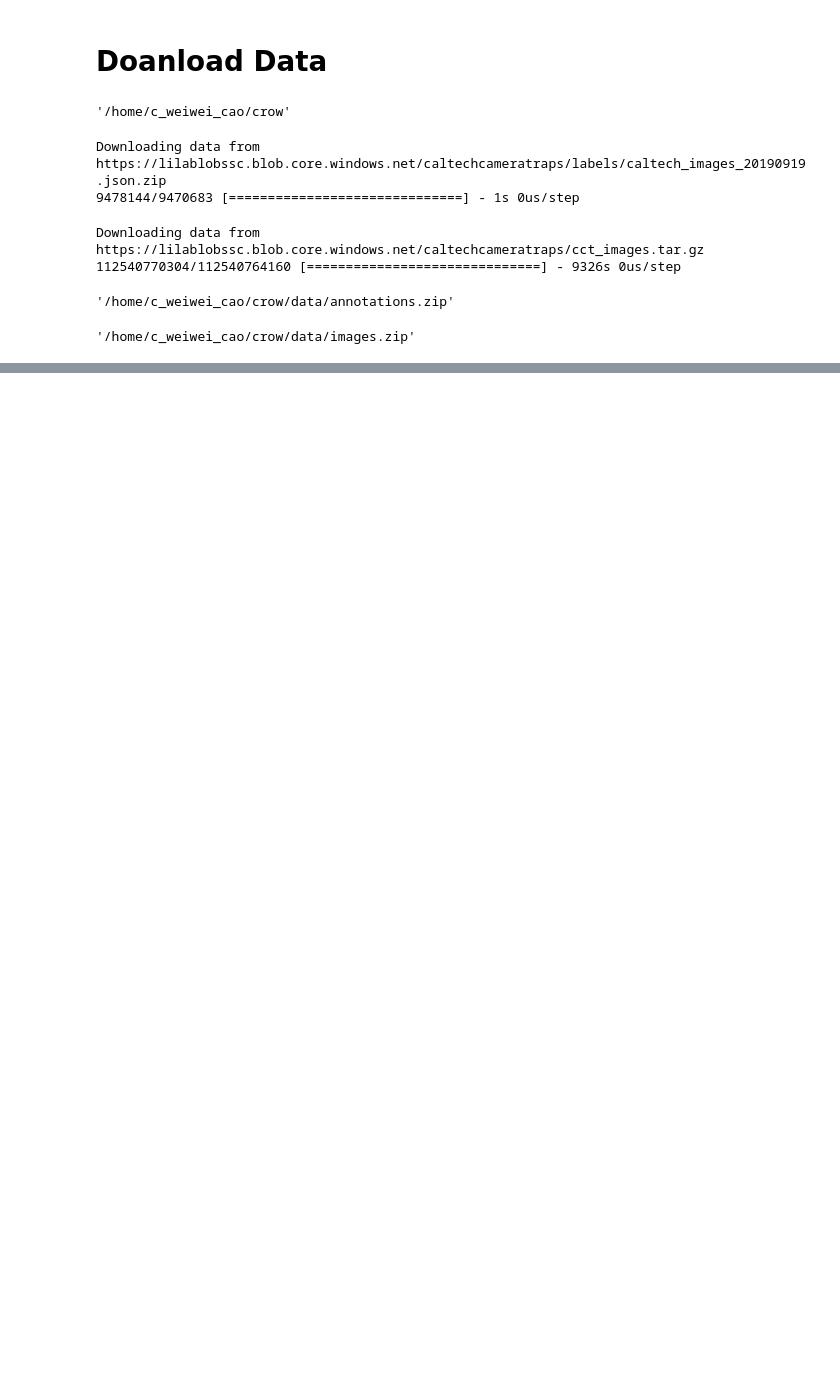
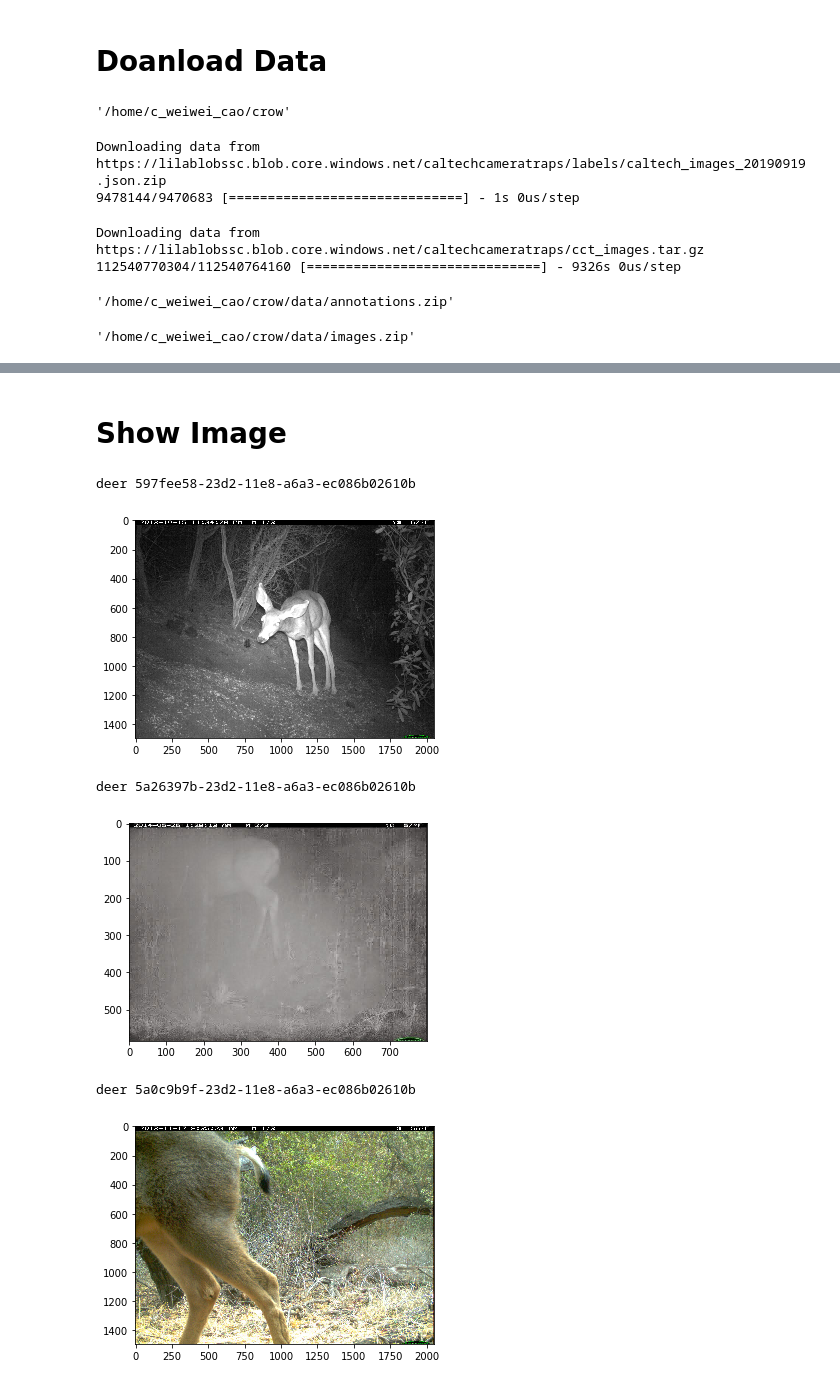
Before and after one commit to vivekmids/crow, a Jupyter notebook: baseline_models.ipynb, the cells around one changed output, grey strips where cells are left out. Drawn from its saved outputs; the diff is of its cells as text; code cells hidden in the pictures; blank space fills up the shorter version.

Commit message:
data split

```diff
--- a/baseline_models.ipynb
+++ b/baseline_models.ipynb
@@ -77,0 +85,29 @@ Downloading data from https://lilablobssc.blob.core.windows.net/caltechcameratra
+# %%
+# get data from json
+with open("data/caltech_images_20190919.json", 'r') as f:
+    annotations = json.load(f)
+
+annot_df = pd.DataFrame.from_dict(annotations['annotations'])
+image_df = pd.DataFrame.from_dict(annotations['images'])
+
+# get animal name map
+category_id = []
+category_name = []
+
+for i in annotations['categories']:
+    category_id.append(i['id'])
+    category_name.append(i['name'])
+
+category_dict = dict(zip(category_id, category_name))
+annot_df['category_name'] = annot_df['category_id'].map(category_dict)
+
+# drop duplicate annotations
+annot_df.sort_values("image_id", inplace = True)
+annot_df_nodup = annot_df.drop_duplicates(subset ="image_id", keep = 'first')
+
+# merge annotation and image data together
+image_df.rename(columns={"id": "image_id"}, inplace=True)
+image_df.sort_values("image_id", inplace = True)
+image_df_annot = pd.concat([image_df.set_index('image_id'), annot_df_nodup.set_index('image_id')], axis=1, join='inner').reset_index()
+
+image_df_annot.head()
@@ -77,0 +121,2 @@ Downloading data from https://lilablobssc.blob.core.windows.net/caltechcameratra
+# %% [markdown]
+# Show Image
@@ -77,0 +179,9 @@ Downloading data from https://lilablobssc.blob.core.windows.net/caltechcameratra
+# %%
+show_image_by_category(3, 'deer')
+# %% [output]
+deer 597fee58-23d2-11e8-a6a3-ec086b02610b
+[figure, added]
+deer 5a26397b-23d2-11e8-a6a3-ec086b02610b
+[figure, added]
+deer 5a0c9b9f-23d2-11e8-a6a3-ec086b02610b
+[figure, added]
```
Also changed, not shown: parts of 40 cells of this notebook, 1 other file.
